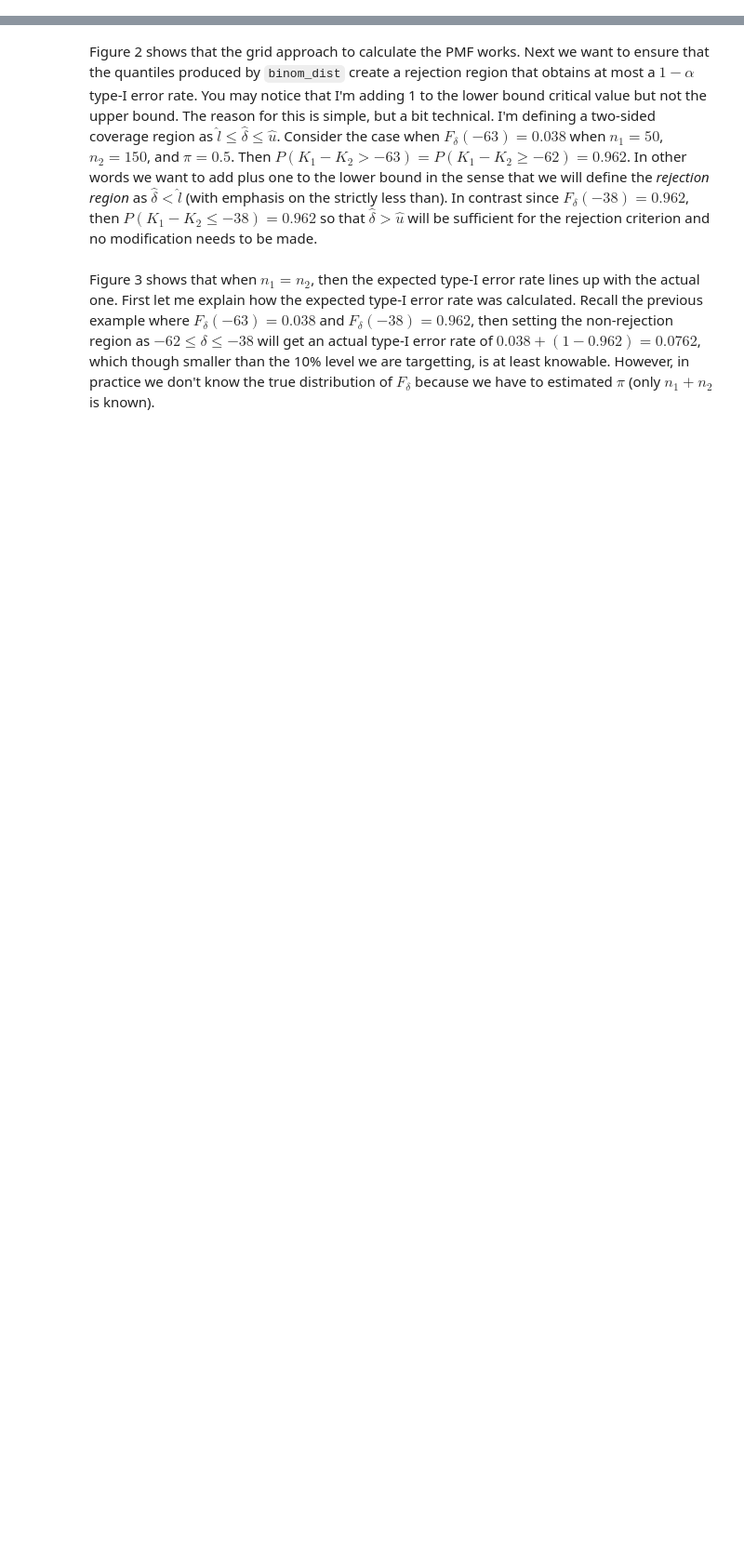
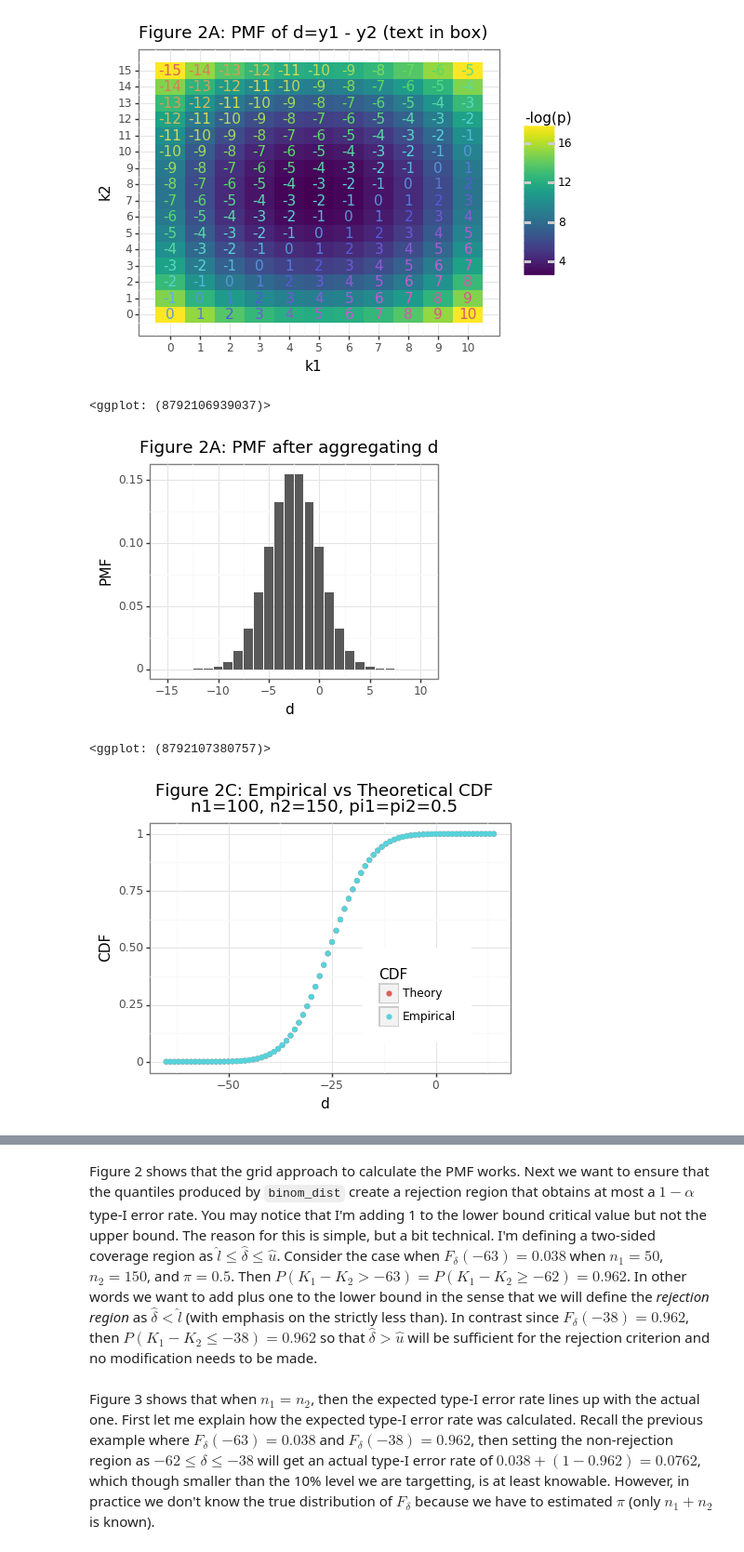
Before and after one commit to erikdrysdale/erikdrysdale.github.io, a Jupyter notebook: _rmd/extra_CI/differences_in_binomials.ipynb, the cells around one changed output, grey strips where cells are left out. Shown: that part at 93% size. Saved outputs shown, nothing was run; the diff lists cells and outputs as text; code cells hidden in the pictures; blank space fills up the shorter version.

```diff
--- a/_rmd/extra_CI/differences_in_binomials.ipynb
+++ b/_rmd/extra_CI/differences_in_binomials.ipynb
@@ -211,0 +170,74 @@ gg_cdf_check
+# %%
+n1, n2 = 10, 15
+pi1, pi2 = 0.5, 0.5
+r1, r2 = range(n1+1), range(n2+1)
+pmf1 = np.array([binom.pmf(k=k,n=n1,p=pi1) for k in r2])
+pmf2 = np.array([binom.pmf(k=k,n=n2,p=pi2) for k in r2])
+mat_outer = pd.DataFrame(np.outer(pmf2, pmf1)).rename_axis('v2').reset_index()
+mat_outer = mat_outer.melt('v2',None,'v1').query('value>0').assign(d=lambda x: x.v1-x.v2)
+mat_outer[['v1','v2']] = mat_outer[['v1','v2']].astype(float).astype(int)
+mat_pmf = mat_outer.groupby('d').value.sum().reset_index()
+
+plotnine.options.figure_size = (5, 4)
+gg_outer = (ggplot(mat_outer,aes(x='v1',y='v2',fill='-np.log(value)')) + theme_bw() +
+            geom_tile() + geom_text(aes(label='d',color='d')) +
+            guides(color=False) + labs(x='k1',y='k2') +
+            ggtitle('Figure 2A: PMF of d=y1 - y2 (text in box)') +
+            scale_x_continuous(breaks=list(range(n1+1))) +
+            scale_y_continuous(breaks=list(range(n2+1))) +
+            scale_fill_continuous(name='-log(p)'))
+print(gg_outer)
+plotnine.options.figure_size = (4, 3)
+gg_pmf_d = (ggplot(mat_pmf, aes(x='d',y='value')) + theme_bw() +
+            geom_bar(stat='identity') + labs(y='PMF') +
+            scale_x_continuous(breaks=list(range(-n2,n1+1,5))) +
+            ggtitle('Figure 2A: PMF after aggregating d'))
+print(gg_pmf_d)
+
+class binom_diff():
+    def __init__(self, n1, pi1, n2, pi2, tol=1e-10):
+        check1 = (n1 >= 0) & (n2 >= 0) & (isinstance(n1,int)) & (isinstance(n1,int))
+        check2 = (pi1 >= 0) & (pi1 <= 0) & (pi2 >= 0) & (pi2 <= 0)
+        y1seq, y2seq = np.meshgrid(range(n1+1), range(n2+1)) # create the actual grid
+        y1seq, y2seq = y1seq.flatten(), y2seq.flatten()
+        s_d = binom.pmf(y1seq, n1, pi1) * binom.pmf(y2seq, n2, pi2)
+        self.df = pd.DataFrame({'d':y1seq-y2seq,'pdf':s_d}).groupby('d').pdf.sum().reset_index()
+        assert np.abs(self.df.pdf.sum() - 1) < tol  # Check that there is not floating point issues
+        self.df['cdf'] = self.df.pdf.cumsum()
+    def cdf(self, d):
+        return self.df.query('d == @d').cdf.values[0]
+    def qdf(self, p):
+        assert (p >= 0) & (p <= 1)
+        if p > 0.5:
+            dstar = dist.df.query('cdf >= @p').head(1).d.values[0]
+        elif p < 0.5:
+            dstar = self.df.query('cdf <= @p').tail(1).d.values[0]
+        else:
+            dstar = int(self.df.loc[np.argmin((self.df.cdf-0.5)**2)]['d'])
+        return dstar
+
+# Check that the QQ-plots line up
+np.random.seed(1234)
+nsim = 10000000
+n1, n2 = 100, 150
+pi1, pi2 = 0.5, 0.5
+res = pd.Series(np.random.binomial(n1,pi1,nsim) - np.random.binomial(n2,pi2,nsim)).value_counts(True).reset_index()
+res = res.rename(columns={'index':'n',0:'p'}).sort_values('n').reset_index(None,True)
+dist_dbinom = binom_diff(n1, pi1, n2, pi2)
+df_comp = res.assign(ecdf=lambda x: x.p.cumsum()).drop(columns='p')
+df_comp = df_comp.merge(dist_dbinom.df,'left',left_on='n',right_on='d').drop(columns='pdf')
+df_comp = df_comp.melt('d',['cdf','ecdf'],'tt')
+
+title5 = 'Figure 2C: Empirical vs Theoretical CDF\nn1=100, n2=150, pi1=pi2=0.5'
+plotnine.options.figure_size = (5, 3.5)
+gg_cdf_check = (ggplot(df_comp, aes(x='d',y='value',color='tt')) + theme_bw() +
+                geom_point() + labs(y='CDF',x='d') + ggtitle(title5) +
+                scale_color_discrete(name='CDF',labels=['Theory','Empirical']) +
+                theme(legend_position=(0.70,0.35)))
+print(gg_cdf_check)
+# %% [output]
+[figure, added]
+<ggplot: (8792106939037)>
+[figure, added]
+<ggplot: (8792107380757)>
+[figure, added]
```
Also changed, not shown: parts of 10 cells of this notebook.
